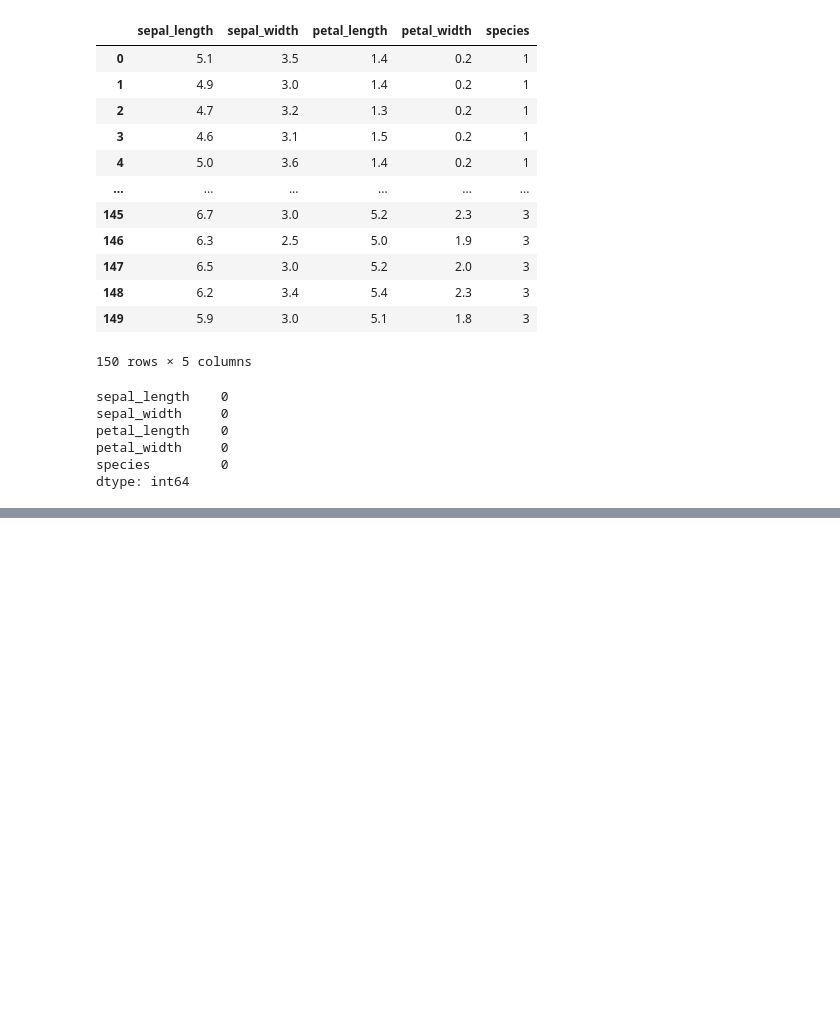
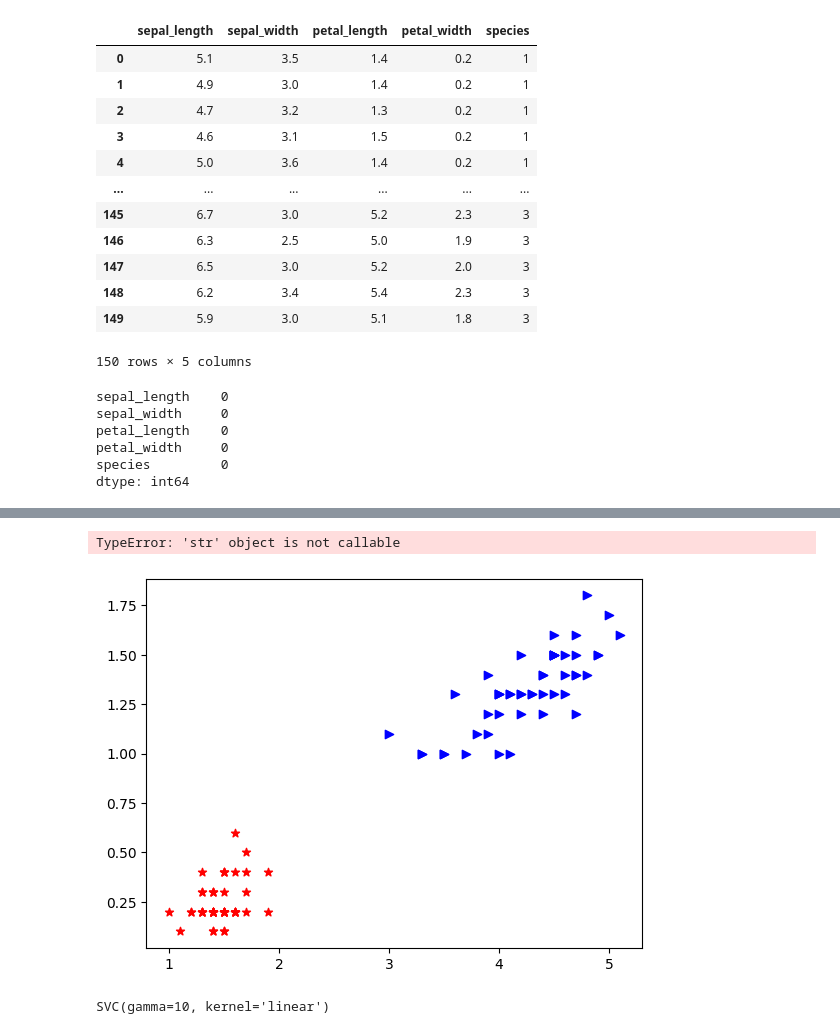
Before and after one commit to Aditya17Git/data-science, a Jupyter notebook: support_vector.ipynb, the cells around one changed output, grey strips where cells are left out. Drawn from its saved outputs; the diff is of its cells as text; code cells hidden in the pictures; blank space fills up the shorter version.

```diff
--- a/support_vector.ipynb
+++ b/support_vector.ipynb
@@ -53,3 +85,12 @@ dtype: int64
+# %%
+plt.scatter(data1['petal_length'],data1['petal_width'],color="red",marker='*')
+plt.scatter(data2['petal_length'],data2['petal_width'],color="blue",marker='>')
+plt.xlabel('petal length')
+plt.ylabel('petal width')
+plt.show()
+# %% [output]
+TypeError: 'str' object is not callable
+[figure, added]
 # %%
 x=iris.drop(columns='species')
 y=iris['species']
@@ -63 +104,5 @@ svc=svm.SVC().fit(x_train,y_train)
+# %%
+model.fit(x_train,y_train)
+# %% [output]
+SVC(gamma=10, kernel='linear')
 # %%
```
Also changed, not shown: parts of 12 cells of this notebook.
